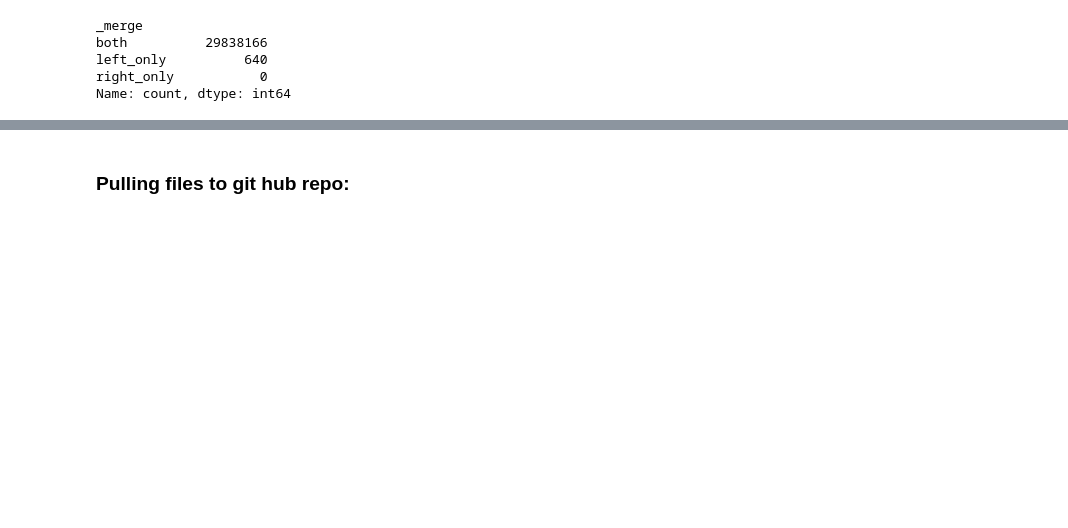
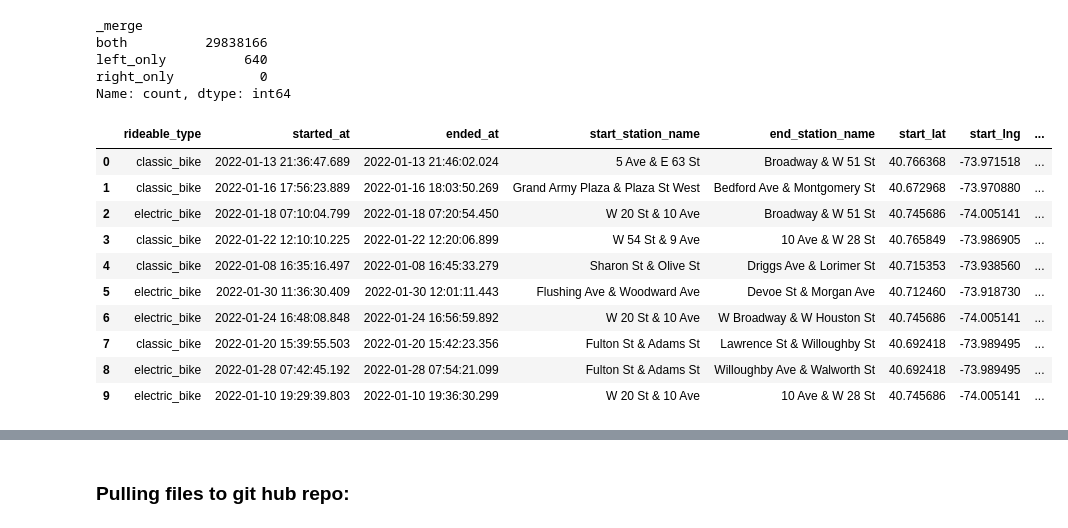
Before and after one commit to danielabranca/city-bike, a Jupyter notebook: citybike_api_merge.ipynb, the cells around one changed output, grey strips where cells are left out. Drawn from its saved outputs; the diff is of its cells as text; code cells hidden in the pictures; blank space fills up the shorter version.

```diff
--- a/citybike_api_merge.ipynb
+++ b/citybike_api_merge.ipynb
@@ -303,0 +302,14 @@ print(df_missing['start_date'].value_counts())
+# %%
+df_merged.head(10)
+# %% [output]
+|  | rideable_type | started_at | ended_at | start_station_name | end_station_name | start_lat | start_lng | ... |
+| 0 | classic_bike | 2022-01-13 21:36:47.689 | 2022-01-13 21:46:02.024 | 5 Ave & E 63 St | Broadway & W 51 St | 40.766368 | -73.971518 | ... |
+| 1 | classic_bike | 2022-01-16 17:56:23.889 | 2022-01-16 18:03:50.269 | Grand Army Plaza & Plaza St West | Bedford Ave & Montgomery St | 40.672968 | -73.970880 | ... |
+| 2 | electric_bike | 2022-01-18 07:10:04.799 | 2022-01-18 07:20:54.450 | W 20 St & 10 Ave | Broadway & W 51 St | 40.745686 | -74.005141 | ... |
+| 3 | classic_bike | 2022-01-22 12:10:10.225 | 2022-01-22 12:20:06.899 | W 54 St & 9 Ave | 10 Ave & W 28 St | 40.765849 | -73.986905 | ... |
+| 4 | classic_bike | 2022-01-08 16:35:16.497 | 2022-01-08 16:45:33.279 | Sharon St & Olive St | Driggs Ave & Lorimer St | 40.715353 | -73.938560 | ... |
+| 5 | electric_bike | 2022-01-30 11:36:30.409 | 2022-01-30 12:01:11.443 | Flushing Ave & Woodward Ave | Devoe St & Morgan Ave | 40.712460 | -73.918730 | ... |
+| 6 | electric_bike | 2022-01-24 16:48:08.848 | 2022-01-24 16:56:59.892 | W 20 St & 10 Ave | W Broadway & W Houston St | 40.745686 | -74.005141 | ... |
+| 7 | classic_bike | 2022-01-20 15:39:55.503 | 2022-01-20 15:42:23.356 | Fulton St & Adams St | Lawrence St & Willoughby St | 40.692418 | -73.989495 | ... |
+| 8 | electric_bike | 2022-01-28 07:42:45.192 | 2022-01-28 07:54:21.099 | Fulton St & Adams St | Willoughby Ave & Walworth St | 40.692418 | -73.989495 | ... |
+| 9 | electric_bike | 2022-01-10 19:29:39.803 | 2022-01-10 19:36:30.299 | W 20 St & 10 Ave | 10 Ave & W 28 St | 40.745686 | -74.005141 | ... |
```
Also changed, not shown: parts of 16 cells of this notebook.
